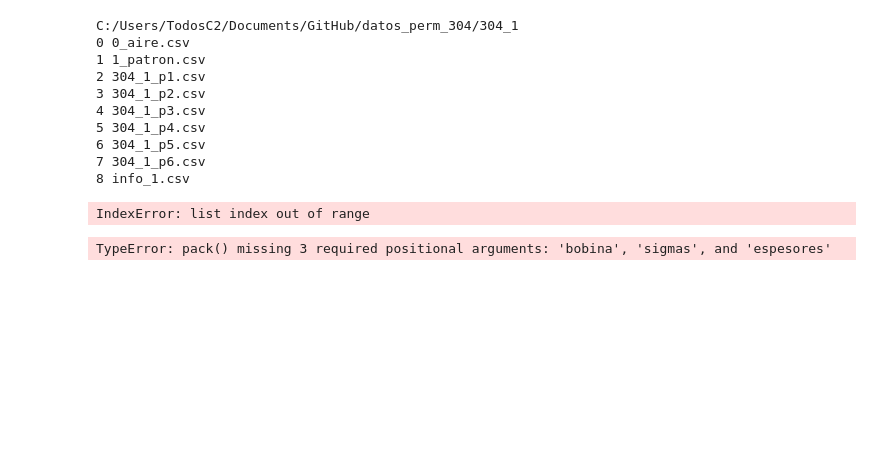
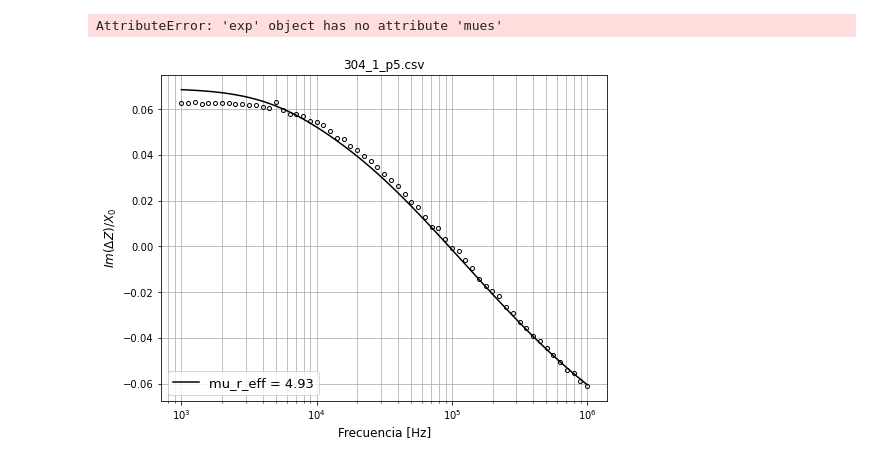
Before and after one commit to carabedo/iamend_test, a Jupyter notebook: ajustes_mu2.ipynb, the cells around one changed output. Saved outputs shown, nothing was run; the diff lists cells and outputs as text; code cells hidden in the pictures; blank space fills up the shorter version.

```diff
--- a/ajustes_mu2.ipynb
+++ b/ajustes_mu2.ipynb
@@ -22,0 +1,4 @@ a.hola='culo'
+# %%
+import iamend_ci as ci
+
+exp1=ci.exp('C:/Users/TodosC2/Documents/GitHub/datos_perm_304/304_1')
@@ -22,0 +87,2 @@ a.hola='culo'
+# %%
+exp1.fitpatron()
@@ -22,0 +99,2 @@ a.hola='culo'
+# %%
+exp1.fitmues()
@@ -23,18 +128,10 @@ a.hola='culo'
+# %%
+exp1.mues
+# %% [output]
+AttributeError: 'exp' object has no attribute 'mues'
+# %%
+exp1.muesfigs[5]
+# %% [output]
+[figure, added]
 # %%
-ci2.so.load('C:/Users/TodosC2/Documents/GitHub/datos_perm_304/304_1')
+exp2=ci.exp('C:/Users/TodosC2/Documents/GitHub/datos_perm_304/304_2')
-# %% [output]
-C:/Users/TodosC2/Documents/GitHub/datos_perm_304/304_1
-0 0_aire.csv
-1 1_patron.csv
-2 304_1_p1.csv
-3 304_1_p2.csv
-4 304_1_p3.csv
-5 304_1_p4.csv
-6 304_1_p5.csv
-7 304_1_p6.csv
-8 info_1.csv
-IndexError: list index out of range
-# %%
-ci.so.pack('C:/Users/TodosC2/Documents/GitHub/datos_perm_304/304_1')
-# %% [output]
-TypeError: pack() missing 3 required positional arguments: 'bobina', 'sigmas', and 'espesores'
```
Also changed, not shown: parts of 28 cells of this notebook, 5 other files.
